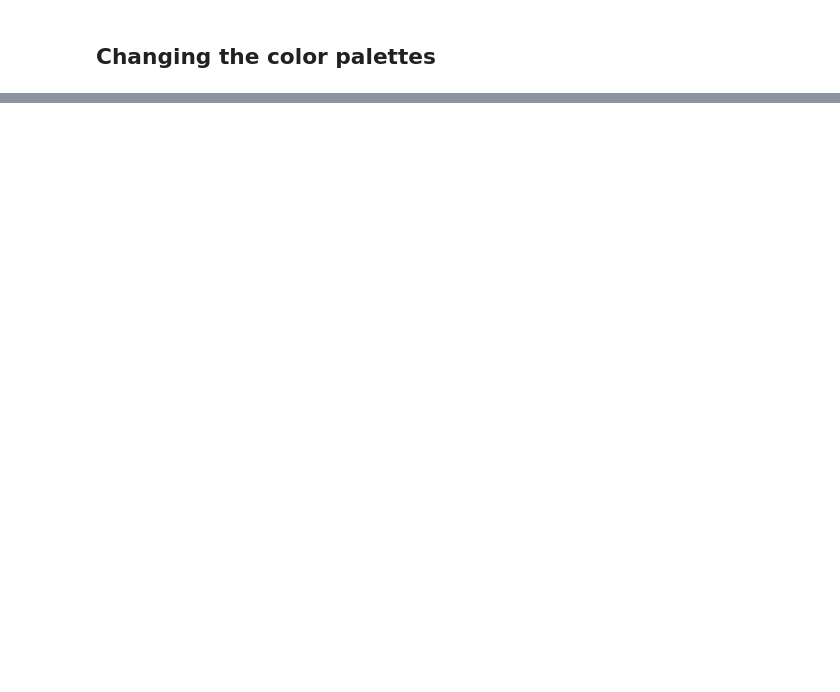
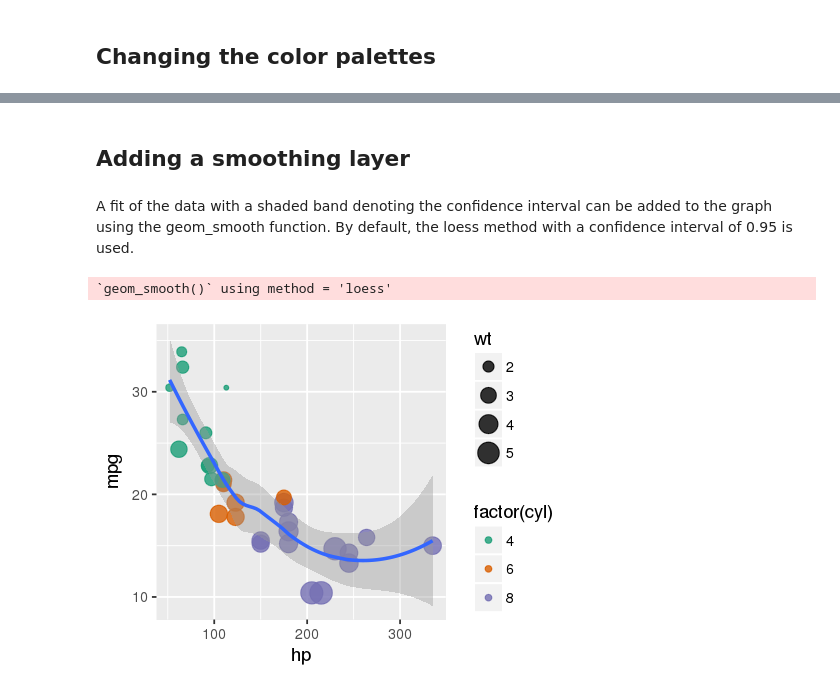
Before and after one commit to sinkovit/Rseries, a Jupyter notebook: ggplot2.ipynb, the cells around one changed output, grey strips where cells are left out. Cells and saved outputs as stored; diff of their text form; code cells hidden in the pictures; blank space fills up the shorter version.

```diff
--- a/ggplot2.ipynb
+++ b/ggplot2.ipynb
@@ -98,0 +139,14 @@ plot(g)
+# %% [markdown]
+## Adding a smoothing layer
+# %% [markdown]
+A fit of the data with a shaded band denoting the confidence interval can be added to the graph using the geom_smooth function. By default, the loess method with a confidence interval of 0.95 is used.
+# %%
+g <- ggplot(mtcars, aes(x=hp, y=mpg)) +
+geom_point(aes(size = wt, color = factor(cyl)), alpha=0.8) +
+scale_colour_brewer(palette = "Dark2") +
+geom_smooth()
+
+plot(g)
+# %% [output]
+`geom_smooth()` using method = 'loess'
+[figure, added]
```
Also changed, not shown: parts of 32 cells of this notebook.
